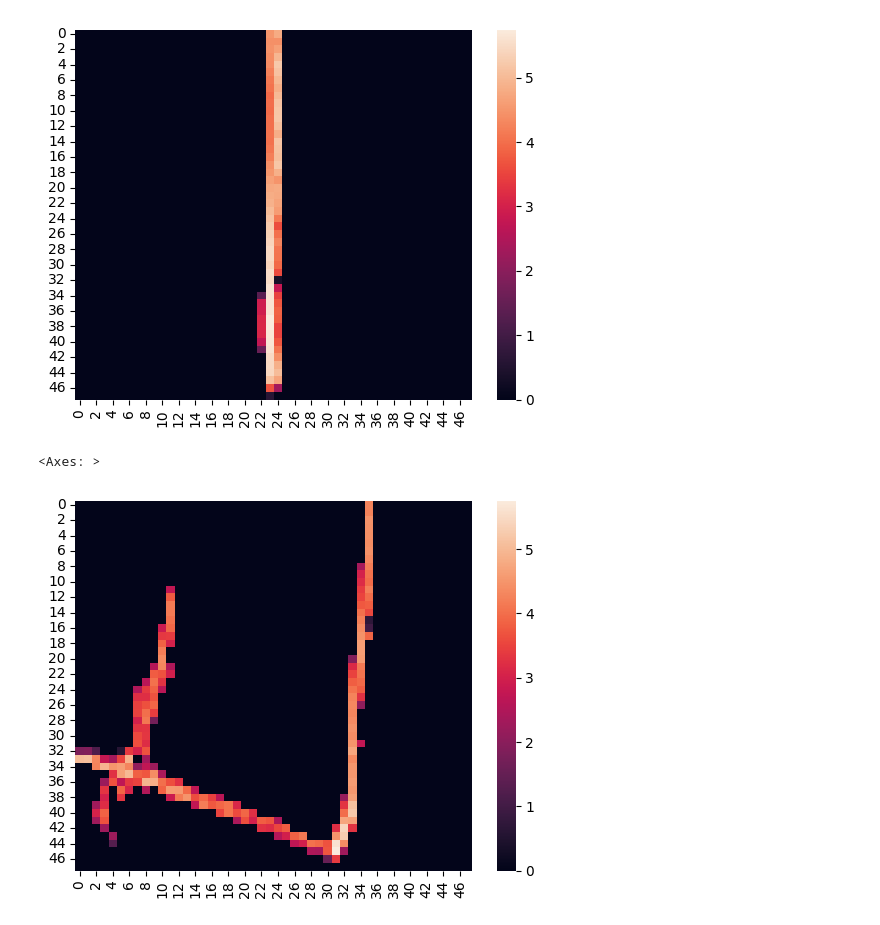
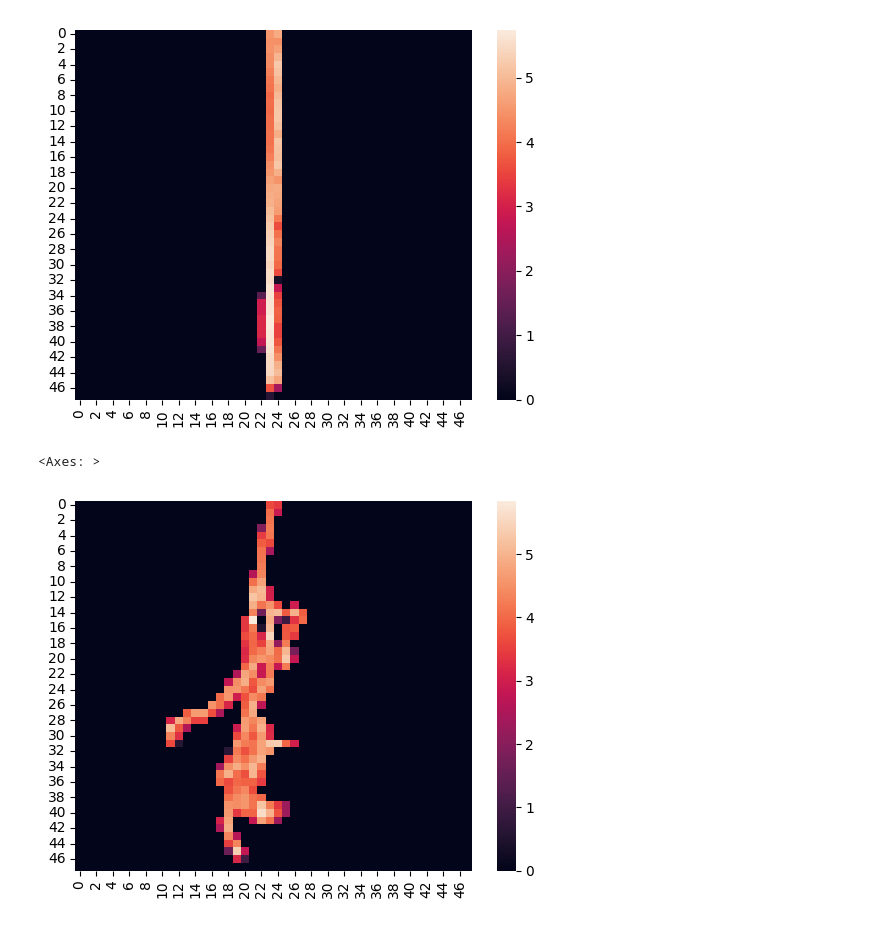
Before and after one commit to mohummudh/proton-kaon, a Jupyter notebook: notebooks/image_check.ipynb, the cells around one changed output. Cells and saved outputs as stored; diff of their text form; code cells hidden in the pictures.

```diff
--- a/notebooks/image_check.ipynb
+++ b/notebooks/image_check.ipynb
@@ -13,7 +13,7 @@ sns.heatmap(p[1099, 0])
 <Axes: >
 [figure]
 # %%
-sns.heatmap(k[1099, 0])
+sns.heatmap(k[3000, 0])
 # %% [output]
 <Axes: >
-[figure, old version]
+[figure, new version]
```
Also changed, not shown: 1 other file.
